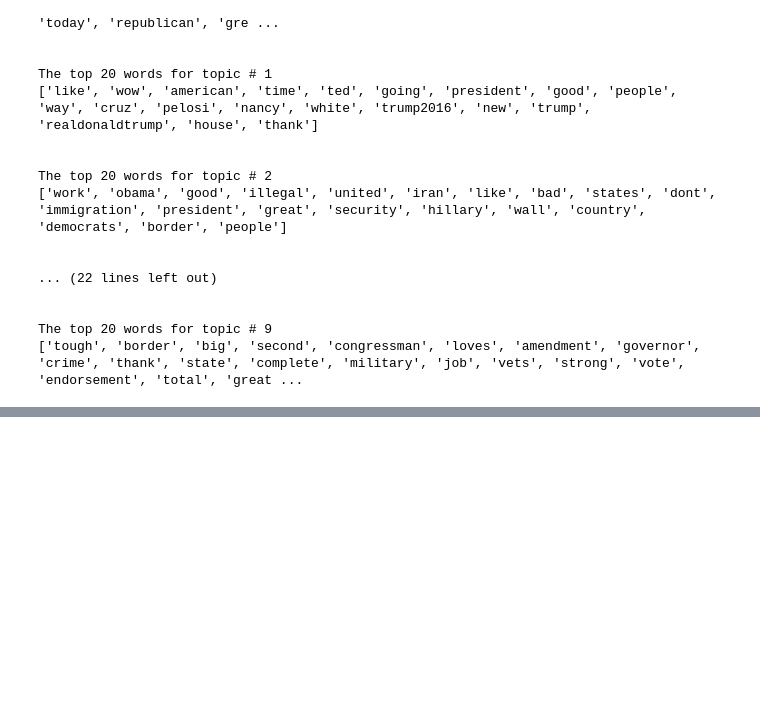
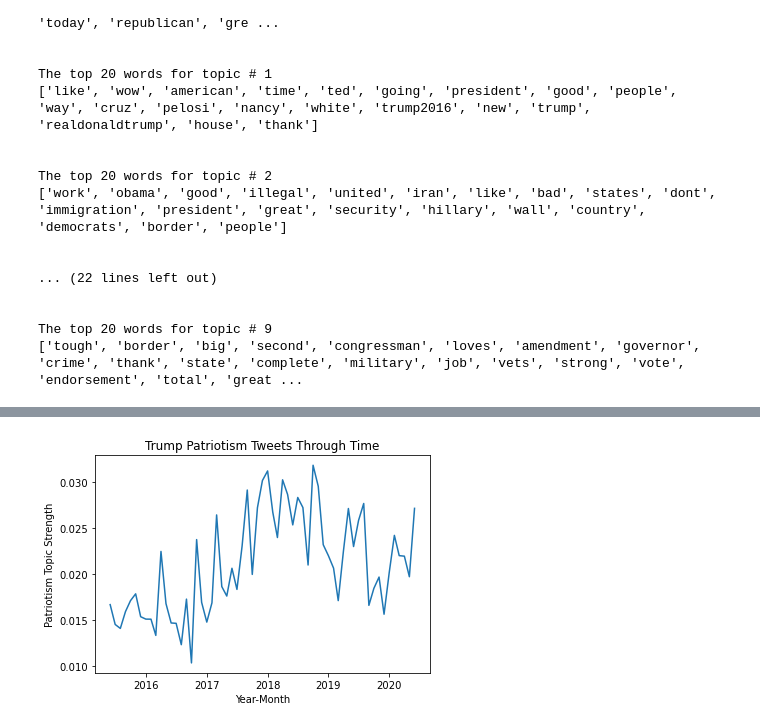
Before and after one commit to mattsegall/metis-project-4, a Jupyter notebook: Data Acquisition and Cleaning.ipynb, the cells around one changed output, grey strips where cells are left out. Cells and saved outputs as stored; diff of their text form; code cells hidden in the pictures; blank space fills up the shorter version.

```diff
--- a/Data Acquisition and Cleaning.ipynb
+++ b/Data Acquisition and Cleaning.ipynb
@@ -277,0 +535,3 @@ The top 20 words for topic # 9
+# %%
+components_montly_df = components_monthly.reset_index(level=0, inplace=False)
+components_montly_df
@@ -277,0 +553,3 @@ The top 20 words for topic # 9
+# %%
+components_montly_df_2 = components_montly_df.reset_index(level=0, inplace=False)
+components_montly_df_2
@@ -277,0 +570,6 @@ The top 20 words for topic # 9
+# %%
+components_montly_df_2['DATE'] = pd.to_datetime(components_montly_df_2[['year', 'month']].assign(DAY=1))
+components_montly_df_2 = components_montly_df_2[['DATE'] + [col for col in components_montly_df_2.columns if col != 'DATE']]
+# %%
+comp_df = components_montly_df_2
+comp_df
@@ -277,0 +590,8 @@ The top 20 words for topic # 9
+# %%
+plt.plot(comp_df['DATE'], comp_df['Patriotism_1'])
+plt.title('Trump Patriotism Tweets Through Time')
+plt.xlabel('Year-Month')
+plt.ylabel('Patriotism Topic Strength')
+plt.show()
+# %% [output]
+[figure, added]
```
Also changed, not shown: parts of 38 cells of this notebook, 6 other files.
